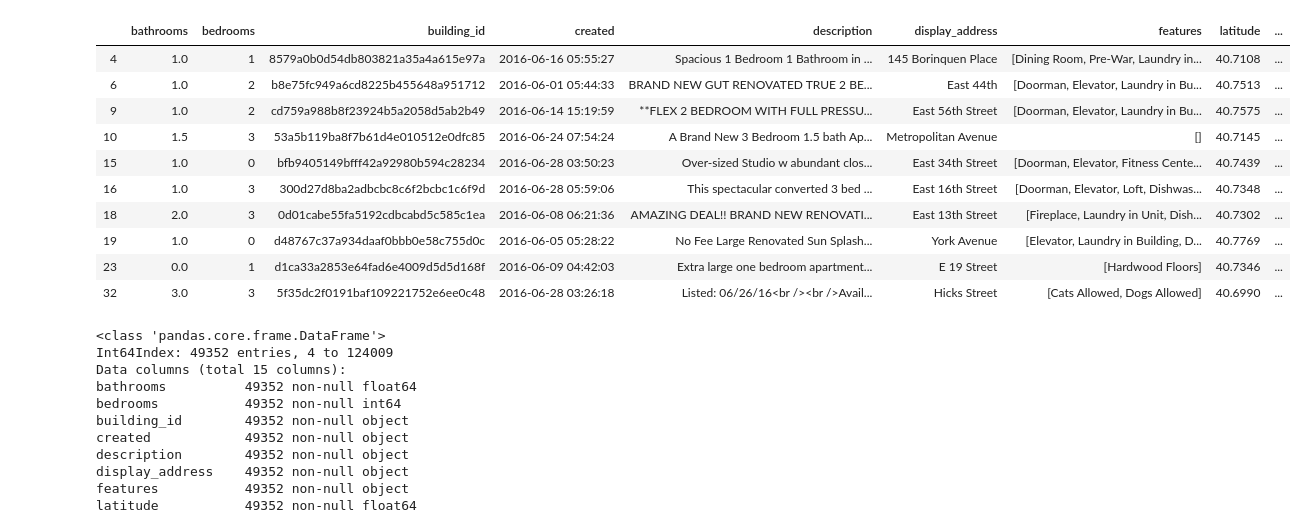
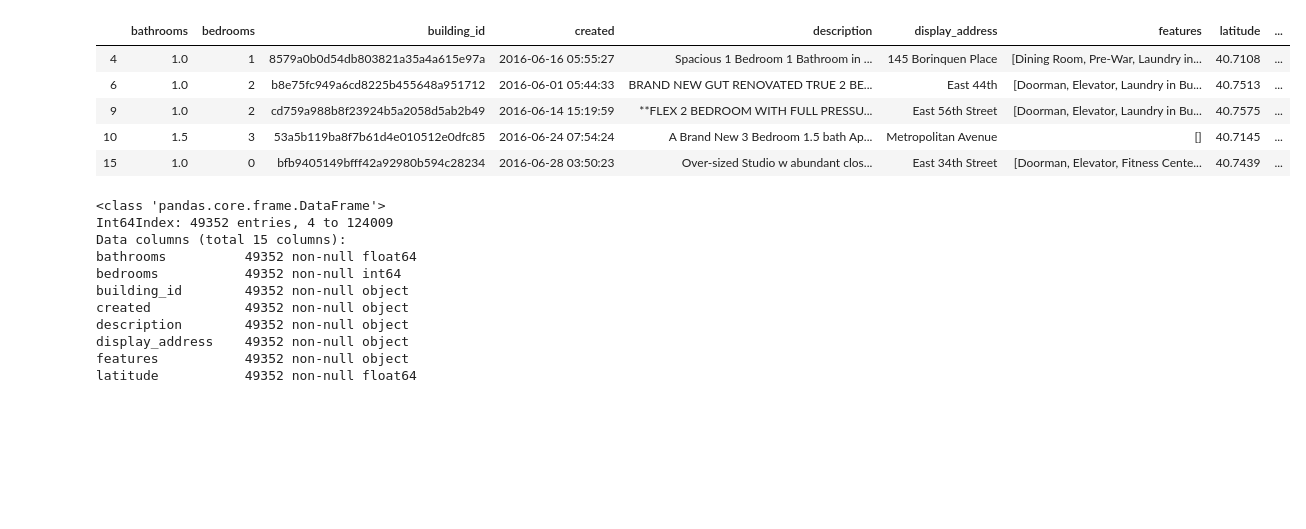
Before and after one commit to iamkeith/cmpt459-project, a Jupyter notebook: Milestone 1.ipynb, the cells around one changed output. Drawn from its saved outputs; the diff is of its cells as text; code cells hidden in the pictures; blank space fills up the shorter version.

```diff
--- a/Milestone 1.ipynb
+++ b/Milestone 1.ipynb
@@ -16,18 +21,13 @@ from sklearn.feature_extraction.text import TfidfVectorizer, CountVectorizer
 # %%
 train_df = pd.read_json("train.json")
-train_df.head(10)
+train_df.head()
 # %% [output]
 |  | bathrooms | bedrooms | building_id | created | description | display_address | features | latitude | ... |
 | 4 | 1.0 | 1 | 8579a0b0d54db803821a35a4a615e97a | 2016-06-16 05:55:27 | Spacious 1 Bedroom 1 Bathroom in ... | 145 Borinquen Place | [Dining Room, Pre-War, Laundry in... | 40.7108 | ... |
 | 6 | 1.0 | 2 | b8e75fc949a6cd8225b455648a951712 | 2016-06-01 05:44:33 | BRAND NEW GUT RENOVATED TRUE 2 BE... | East 44th | [Doorman, Elevator, Laundry in Bu... | 40.7513 | ... |
 | 9 | 1.0 | 2 | cd759a988b8f23924b5a2058d5ab2b49 | 2016-06-14 15:19:59 | **FLEX 2 BEDROOM WITH FULL PRESSU... | East 56th Street | [Doorman, Elevator, Laundry in Bu... | 40.7575 | ... |
 | 10 | 1.5 | 3 | 53a5b119ba8f7b61d4e010512e0dfc85 | 2016-06-24 07:54:24 | A Brand New 3 Bedroom 1.5 bath Ap... | Metropolitan Avenue | [] | 40.7145 | ... |
 | 15 | 1.0 | 0 | bfb9405149bfff42a92980b594c28234 | 2016-06-28 03:50:23 | Over-sized Studio w abundant clos... | East 34th Street | [Doorman, Elevator, Fitness Cente... | 40.7439 | ... |
-| 16 | 1.0 | 3 | 300d27d8ba2adbcbc8c6f2bcbc1c6f9d | 2016-06-28 05:59:06 | This spectacular converted 3 bed ... | East 16th Street | [Doorman, Elevator, Loft, Dishwas... | 40.7348 | ... |
-| 18 | 2.0 | 3 | 0d01cabe55fa5192cdbcabd5c585c1ea | 2016-06-08 06:21:36 | AMAZING DEAL!! BRAND NEW RENOVATI... | East 13th Street | [Fireplace, Laundry in Unit, Dish... | 40.7302 | ... |
-| 19 | 1.0 | 0 | d48767c37a934daaf0bbb0e58c755d0c | 2016-06-05 05:28:22 | No Fee Large Renovated Sun Splash... | York Avenue | [Elevator, Laundry in Building, D... | 40.7769 | ... |
-| 23 | 0.0 | 1 | d1ca33a2853e64fad6e4009d5d5d168f | 2016-06-09 04:42:03 | Extra large one bedroom apartment... | E 19 Street | [Hardwood Floors] | 40.7346 | ... |
-| 32 | 3.0 | 3 | 5f35dc2f0191baf109221752e6ee0c48 | 2016-06-28 03:26:18 | Listed: 06/26/16<br /><br />Avail... | Hicks Street | [Cats Allowed, Dogs Allowed] | 40.6990 | ... |
 # %%
 test_df = pd.read_json("test.json")
 train_df.info()
```
Also changed, not shown: parts of 3 cells of this notebook.
